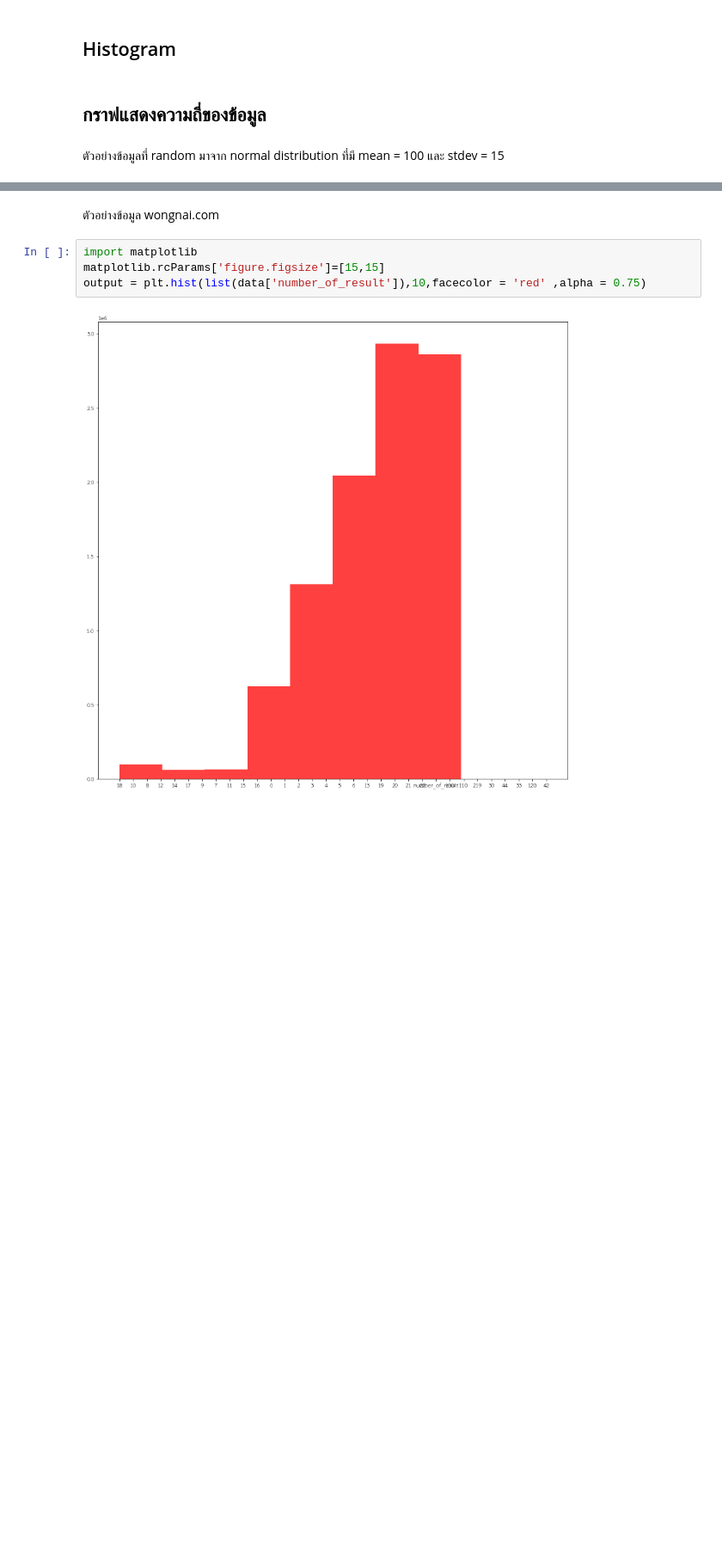
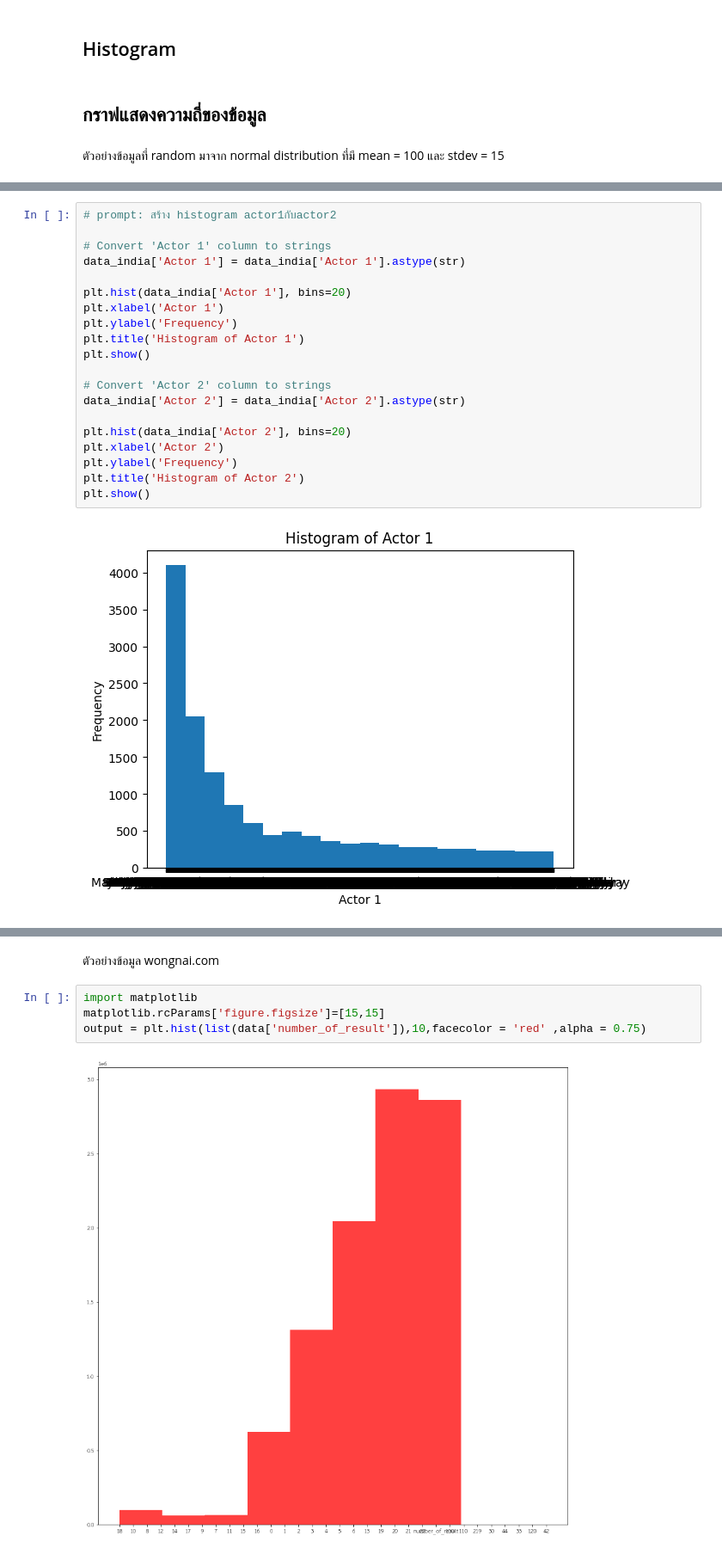
Before and after one commit to Natkitta252603/Python_dataviz2024, a Jupyter notebook: Visualize_Data_Comparison.ipynb, the cells around one changed output, grey strips where cells are left out. Shown at 86% size. Drawn from its saved outputs; the diff is of its cells as text; blank space fills up the shorter version.

```diff
--- a/Visualize_Data_Comparison.ipynb
+++ b/Visualize_Data_Comparison.ipynb
@@ -563,0 +661,22 @@ plt.hist(X, 50, density = True, facecolor = 'violet', alpha = 0.75);
+# %%
+# prompt: สร้าง histogram actor1กับactor2
+
+# Convert 'Actor 1' column to strings
+data_india['Actor 1'] = data_india['Actor 1'].astype(str)
+
+plt.hist(data_india['Actor 1'], bins=20)
+plt.xlabel('Actor 1')
+plt.ylabel('Frequency')
+plt.title('Histogram of Actor 1')
+plt.show()
+
+# Convert 'Actor 2' column to strings
+data_india['Actor 2'] = data_india['Actor 2'].astype(str)
+
+plt.hist(data_india['Actor 2'], bins=20)
+plt.xlabel('Actor 2')
+plt.ylabel('Frequency')
+plt.title('Histogram of Actor 2')
+plt.show()
+# %% [output]
+[figure, added]
```
Also changed, not shown: parts of 14 cells of this notebook.
